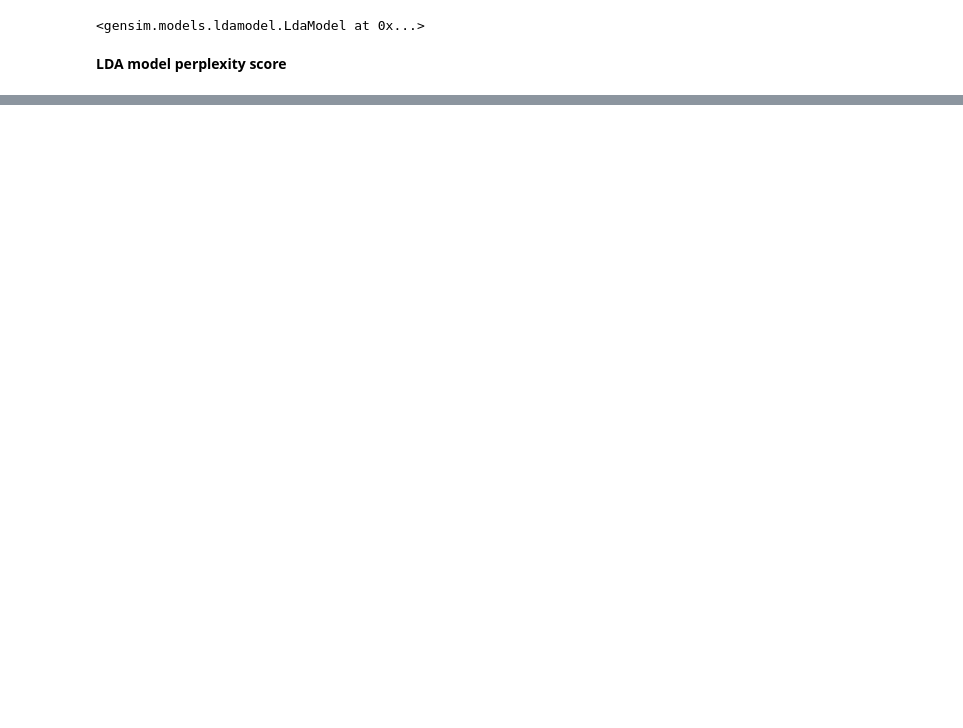
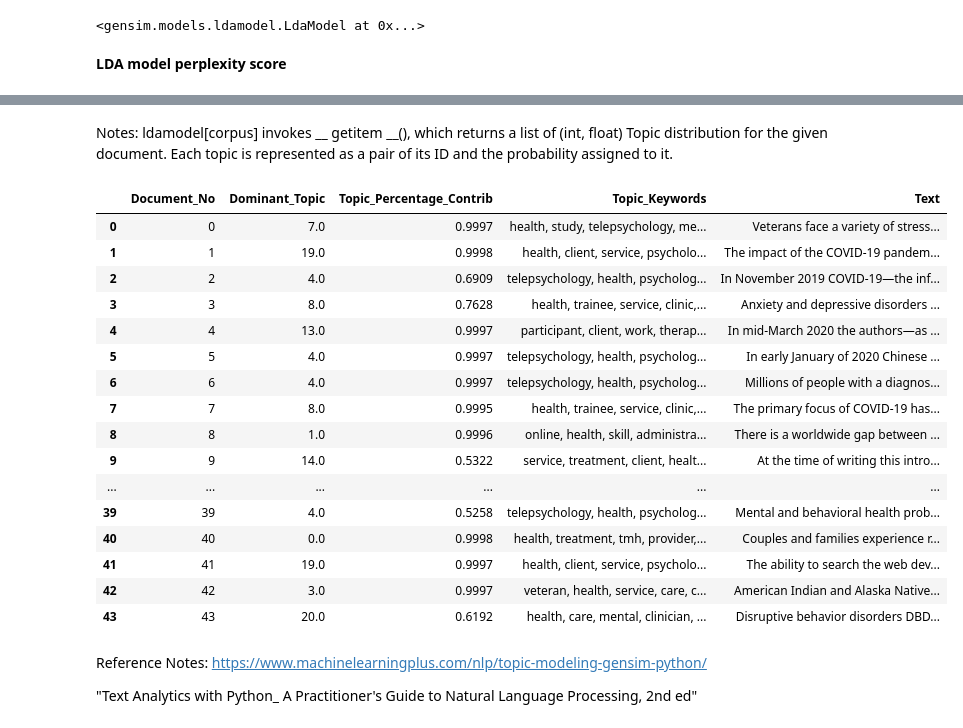
Before and after one commit to VintageGold/Text_Summarization, a Jupyter notebook: Topic_Modeling_YunpengLi.ipynb, the cells around one changed output, grey strips where cells are left out. Drawn from its saved outputs; the diff is of its cells as text; code cells hidden in the pictures; blank space fills up the shorter version.

```diff
--- a/Topic_Modeling_YunpengLi.ipynb
+++ b/Topic_Modeling_YunpengLi.ipynb
@@ -392,0 +419,62 @@ LDA model Perplexity: -8.440657063899588
+# %% [markdown]
+Notes: ldamodel[corpus] invokes __ getitem __(), which returns a list of (int, float) Topic distribution for the given document. Each topic is represented as a pair of its ID and the probability assigned to it.
+# %%
+debug=False
+# %%
+def identify_dominant_topic(ldamodel=lda_model, corpus=bow_corpus, texts=text_corpus):
+
+  doc_topics_df = pd.DataFrame()
+
+  for artical_index, topic_dist in enumerate(lda_model[bow_corpus]):
+
+    if(debug):
+      print(artical_index, topic_dist)
+
+    row = sorted(topic_dist, key=lambda x: (x[1]), reverse=True)
+
+    if(debug):
+      print(row)
+
+    # Get the Dominant topic, Percentage Contribution and Keywords for each document
+    for j, (topic_num, topic_percentage_contribution) in enumerate(row):
+      if j == 0:  # => dominant topic
+        term_wt = ldamodel.show_topic(topic_num)
+        topic_keywords = ", ".join([term for term, wt in term_wt])
+        doc_topics_df = doc_topics_df.append(pd.Series([int(topic_num), round(topic_percentage_contribution,4), topic_keywords]), ignore_index=True)
+      else:
+        break
+
+  doc_topics_df.columns = ['Dominant_Topic', 'Perc_Contribution', 'Topic_Keywords']
+
+  # Add original text to the end of the output
+  contents = pd.Series(texts)
+  doc_topics_df = pd.concat([doc_topics_df, contents], axis=1)
+
+  return doc_topics_df
+# %%
+df_topic_keywords = identify_dominant_topic(ldamodel=lda_model, corpus=bow_corpus, texts=text_corpus)
+
+df_dominant_topic = df_topic_keywords.reset_index()
+df_dominant_topic.columns = ['Document_No', 'Dominant_Topic', 'Topic_Percentage_Contrib', 'Topic_Keywords', 'Text']
+# %%
+pd.set_option('display.max_colwidth', 100)
+# %%
+df_dominant_topic
+# %% [output]
+|  | Document_No | Dominant_Topic | Topic_Percentage_Contrib | Topic_Keywords | Text |
+| 0 | 0 | 7.0 | 0.9997 | health, study, telepsychology, me... | Veterans face a variety of stress... |
+| 1 | 1 | 19.0 | 0.9998 | health, client, service, psycholo... | The impact of the COVID-19 pandem... |
+| 2 | 2 | 4.0 | 0.6909 | telepsychology, health, psycholog... | In November 2019 COVID-19—the inf... |
+| 3 | 3 | 8.0 | 0.7628 | health, trainee, service, clinic,... | Anxiety and depressive disorders ... |
+| 4 | 4 | 13.0 | 0.9997 | participant, client, work, therap... | In mid-March 2020 the authors—as ... |
+| 5 | 5 | 4.0 | 0.9997 | telepsychology, health, psycholog... | In early January of 2020 Chinese ... |
+| 6 | 6 | 4.0 | 0.9997 | telepsychology, health, psycholog... | Millions of people with a diagnos... |
+| 7 | 7 | 8.0 | 0.9995 | health, trainee, service, clinic,... | The primary focus of COVID-19 has... |
+| 8 | 8 | 1.0 | 0.9996 | online, health, skill, administra... | There is a worldwide gap between ... |
+| 9 | 9 | 14.0 | 0.5322 | service, treatment, client, healt... | At the time of writing this intro... |
+| ... | ... | ... | ... | ... | ... |
+| 39 | 39 | 4.0 | 0.5258 | telepsychology, health, psycholog... | Mental and behavioral health prob... |
+| 40 | 40 | 0.0 | 0.9998 | health, treatment, tmh, provider,... | Couples and families experience r... |
+| 41 | 41 | 19.0 | 0.9997 | health, client, service, psycholo... | The ability to search the web dev... |
+| 42 | 42 | 3.0 | 0.9997 | veteran, health, service, care, c... | American Indian and Alaska Native... |
+| 43 | 43 | 20.0 | 0.6192 | health, care, mental, clinician, ... | Disruptive behavior disorders DBD... |
@@ -396,3 +486,8 @@ if(debug):
   print(list(dictionary.items()))
   print(bow_corpus)
   print(len(bow_corpus))
+# %% [markdown]
+Reference Notes:
+https://www.machinelearningplus.com/nlp/topic-modeling-gensim-python/
+
+"Text Analytics with Python_ A Practitioner's Guide to Natural Language Processing, 2nd ed"
```
Also changed, not shown: parts of 22 cells of this notebook.
